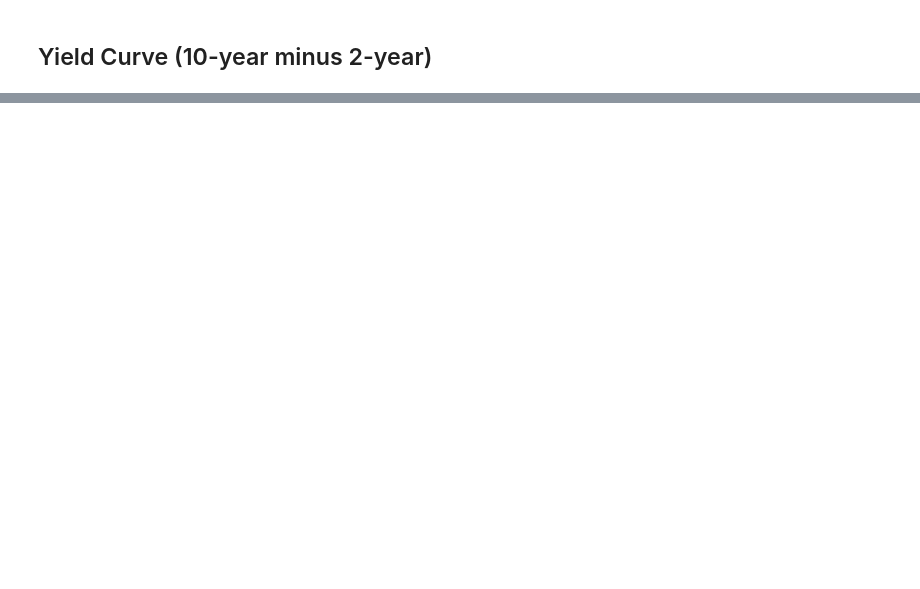
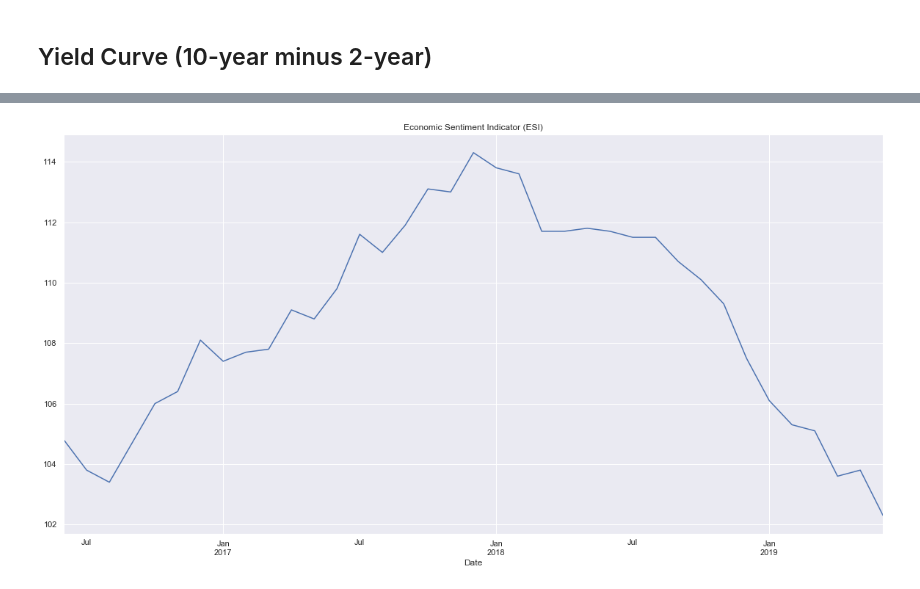
Before and after one commit to thomask18/Finance, a Jupyter notebook: World View.ipynb, the cells around one changed output, grey strips where cells are left out. Saved outputs shown, nothing was run; the diff lists cells and outputs as text; code cells hidden in the pictures; blank space fills up the shorter version.

```diff
--- a/World View.ipynb
+++ b/World View.ipynb
@@ -138,0 +270,5 @@ plt.axhline(0, color="r");
+# %%
+df_esi = quandl.get("ECBCS/ESI_ALL_MS_EU", authtoken="kFwyRwmqZyPsHBzdpNov")
+df_esi = df_esi[::-1]
+df_esi = df_esi[:num_months]
+df_esi.head()
@@ -138,0 +283,5 @@ plt.axhline(0, color="r");
+# %%
+plt.title('Economic Sentiment Indicator (ESI)')
+df_esi['The Economic sentiment indicator is a composite measure (average = 100)'].plot(figsize=(20, 10));
+# %% [output]
+[figure, added]
```
Also changed, not shown: parts of 31 cells of this notebook.
